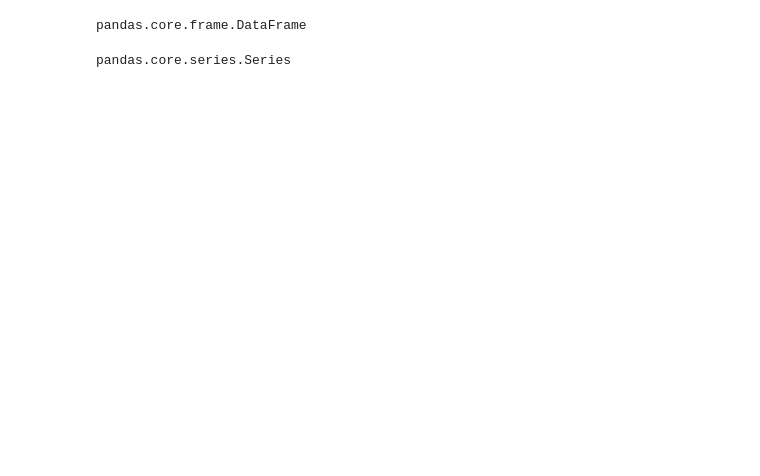
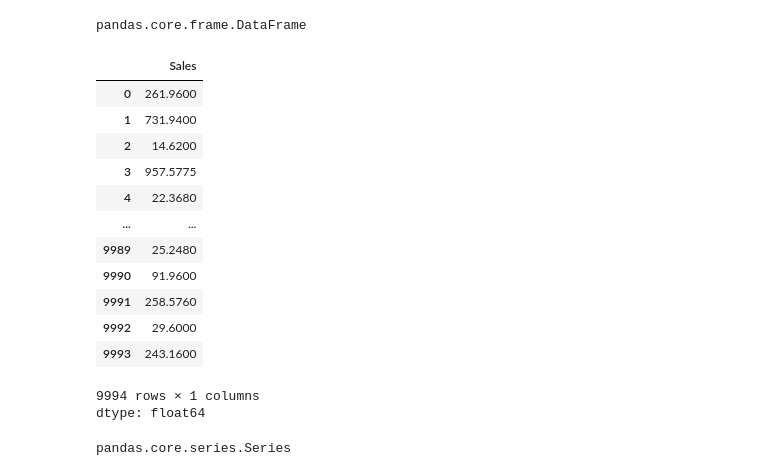
Before and after one commit to refianP13/Data-Analyst, a Jupyter notebook: Copy_of_[MENTOR_VER]_SESI_10_Pandas_dan_Manipulasi_Data.ipynb, the cells around one changed output. Saved outputs shown, nothing was run; the diff lists cells and outputs as text; code cells hidden in the pictures; blank space fills up the shorter version.

```diff
--- a/Copy_of_[MENTOR_VER]_SESI_10_Pandas_dan_Manipulasi_Data.ipynb
+++ b/Copy_of_[MENTOR_VER]_SESI_10_Pandas_dan_Manipulasi_Data.ipynb
@@ -36,6 +64,23 @@ memory usage: 1.5+ MB
 type(df)
 # %% [output]
 pandas.core.frame.DataFrame
+# %%
+df['Sales']
+# %% [output]
+|  | Sales |
+| 0 | 261.9600 |
+| 1 | 731.9400 |
+| 2 | 14.6200 |
+| 3 | 957.5775 |
+| 4 | 22.3680 |
+| ... | ... |
+| 9989 | 25.2480 |
+| 9990 | 91.9600 |
+| 9991 | 258.5760 |
+| 9992 | 29.6000 |
+| 9993 | 243.1600 |
+9994 rows × 1 columns
+dtype: float64
 # %%
 type(df['Sales'])
 # %% [output]
```
Also changed, not shown: parts of 11 cells of this notebook.
